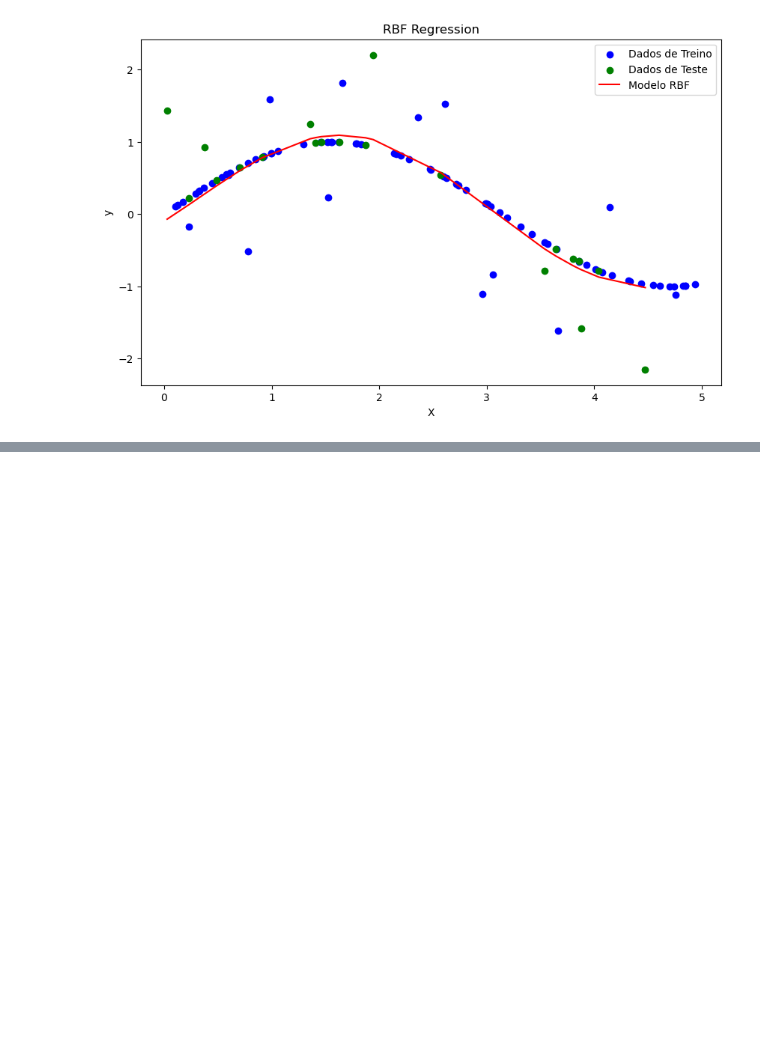
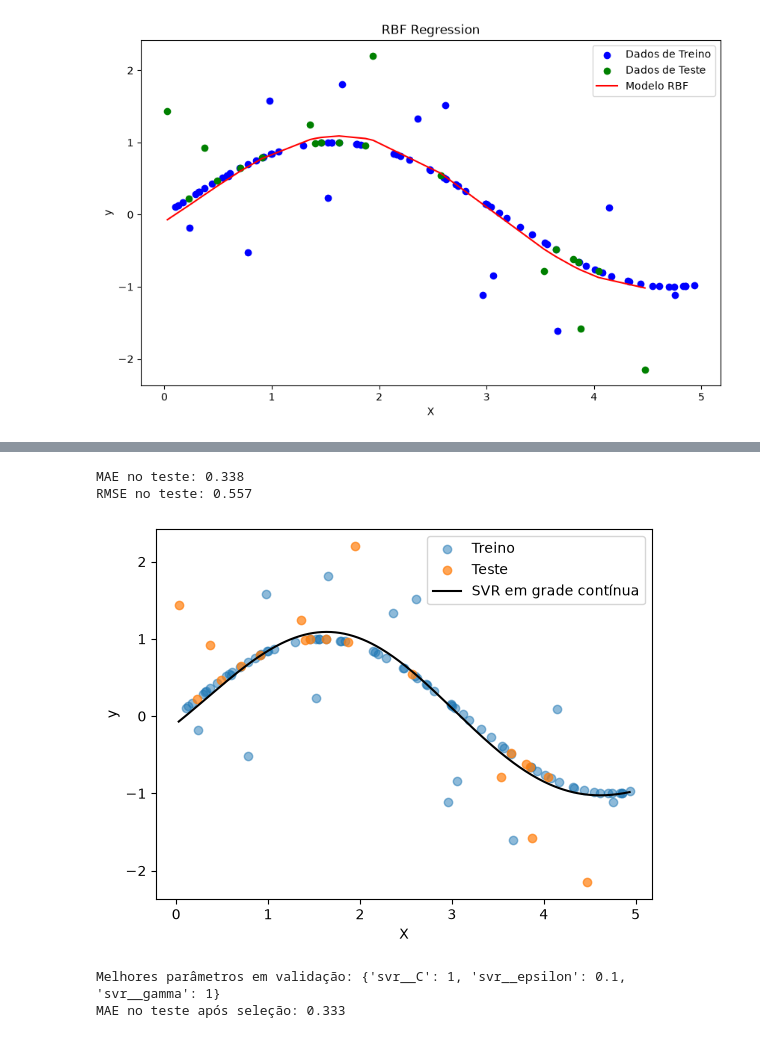
Before and after one commit to sergioaafreitas/CAM, a Jupyter notebook: src/7.0 - rbf_regression.ipynb, the cells around one changed output, grey strips where cells are left out. Saved outputs shown, nothing was run; the diff lists cells and outputs as text; code cells hidden in the pictures; blank space fills up the shorter version.

```diff
--- a/src/7.0 - rbf_regression.ipynb
+++ b/src/7.0 - rbf_regression.ipynb
@@ -61,0 +79,24 @@ plt.show()
+# %%
+from sklearn.metrics import mean_absolute_error, root_mean_squared_error
+print(f'MAE no teste: {mean_absolute_error(y_test, y_pred):.3f}')
+print(f'RMSE no teste: {root_mean_squared_error(y_test, y_pred):.3f}')
+grade = np.linspace(X.min(), X.max(), 300).reshape(-1, 1)
+plt.scatter(X_train, y_train, alpha=0.5, label='Treino')
+plt.scatter(X_test, y_test, alpha=0.7, label='Teste')
+plt.plot(grade, model_rbf.predict(grade), color='black', label='SVR em grade contínua')
+plt.legend(); plt.xlabel('X'); plt.ylabel('y'); plt.show()
+from sklearn.pipeline import make_pipeline
+from sklearn.preprocessing import StandardScaler
+from sklearn.model_selection import GridSearchCV
+busca = GridSearchCV(make_pipeline(StandardScaler(), SVR(kernel='rbf')),
+                     {'svr__C': [1, 10, 100], 'svr__gamma': [0.01, 0.1, 1], 'svr__epsilon': [0.1, 0.5]},
+                     cv=5, scoring='neg_mean_absolute_error')
+busca.fit(X_train, y_train)
+print('Melhores parâmetros em validação:', busca.best_params_)
+print('MAE no teste após seleção:', round(mean_absolute_error(y_test, busca.predict(X_test)), 3))
+# %% [output]
+MAE no teste: 0.338
+RMSE no teste: 0.557
+[figure, added]
+Melhores parâmetros em validação: {'svr__C': 1, 'svr__epsilon': 0.1, 'svr__gamma': 1}
+MAE no teste após seleção: 0.333
```
Also changed, not shown: parts of 3 cells of this notebook, 31 other files.
